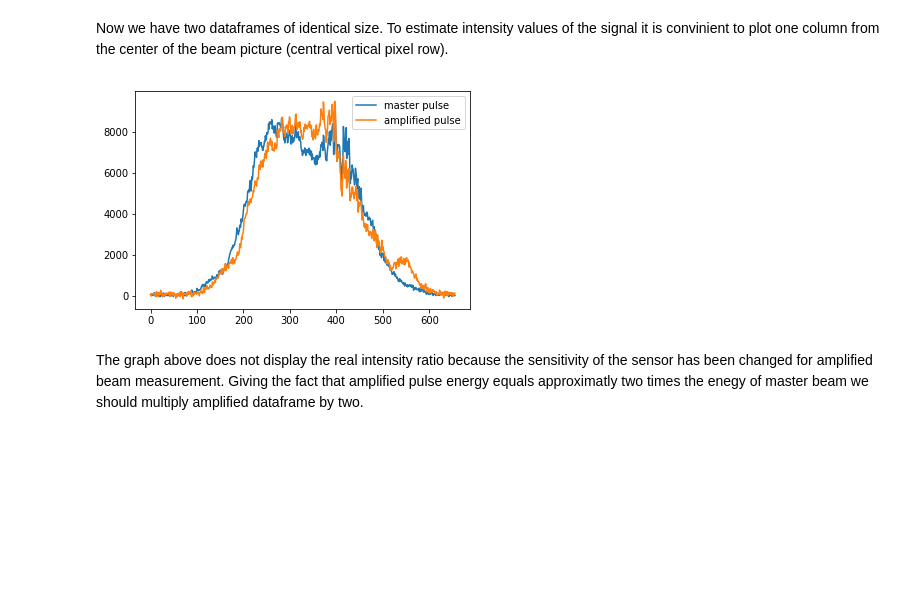
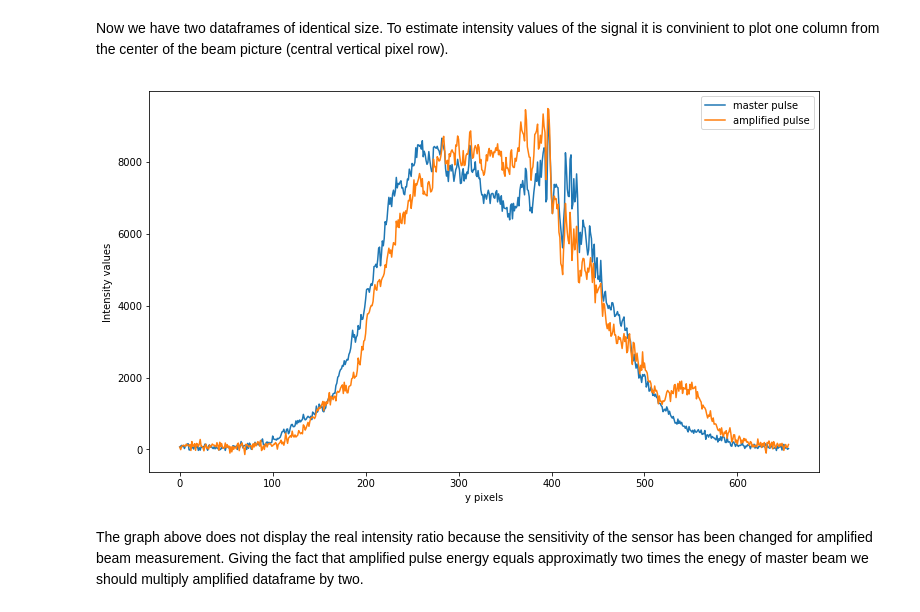
Before and after one commit to lepchenkov/Laser_amplification_mapper, a Jupyter notebook: Beam_Intensity_Analisys.ipynb, the cells around one changed output. Drawn from its saved outputs; the diff is of its cells as text; code cells hidden in the pictures; blank space fills up the shorter version.

Commit message:
adjust plotting

```diff
--- a/Beam_Intensity_Analisys.ipynb
+++ b/Beam_Intensity_Analisys.ipynb
@@ -67,12 +67,15 @@ The dimensions of the dataframe is (656, 993)
 # %% [markdown]
 <p>Now we have two dataframes of identical size. To estimate intensity values of the signal it is convinient to plot one column from the center of the beam picture (central vertical pixel row).</p>
 # %%
+plt.figure(figsize=(12,7))
 plt.plot(master_pulse[328], label = 'master pulse')
 plt.plot(amplified_pulse[328], label = 'amplified pulse')
 plt.legend(loc = 'upper right')
+plt.xlabel('y pixels')
+plt.ylabel('Intensity values')
 plt.show()
 # %% [output]
-[figure, old version]
+[figure, new version]
 # %% [markdown]
 <p>The graph above does not display the real intensity ratio because the sensitivity of the sensor has been changed for amplified beam measurement. Giving the fact that amplified pulse energy equals approximatly two times the enegy of master beam we should multiply amplified dataframe by two.</p>
 # %%
```
Also changed, not shown: parts of 7 cells of this notebook.
